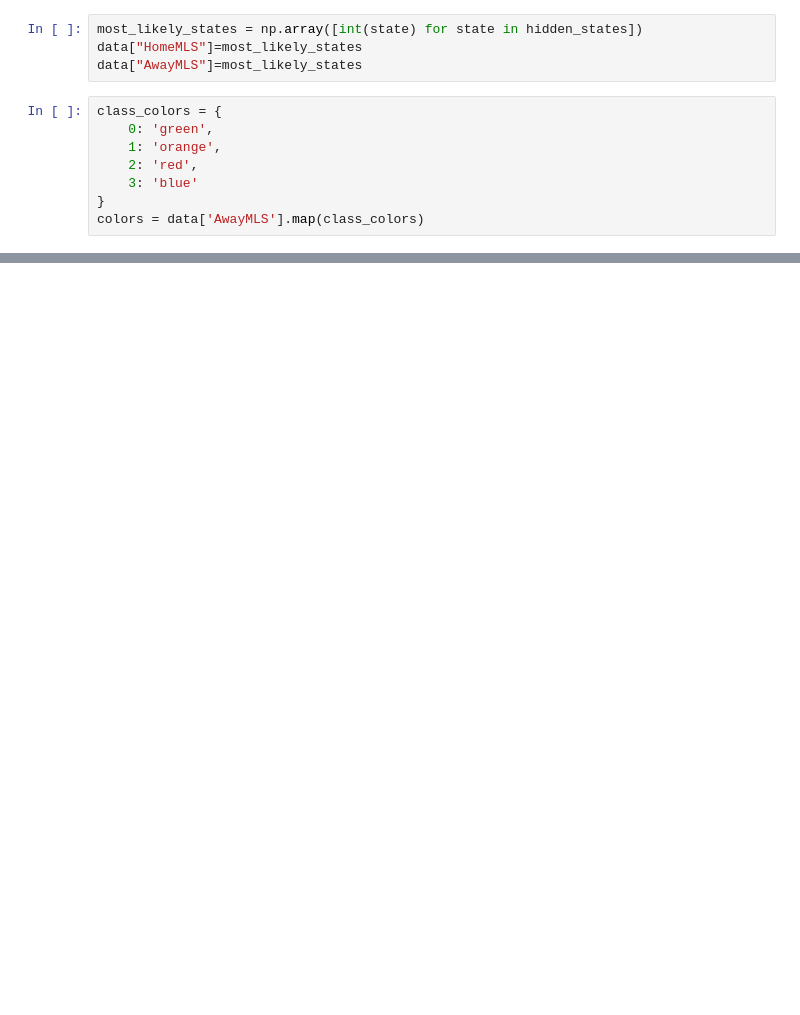
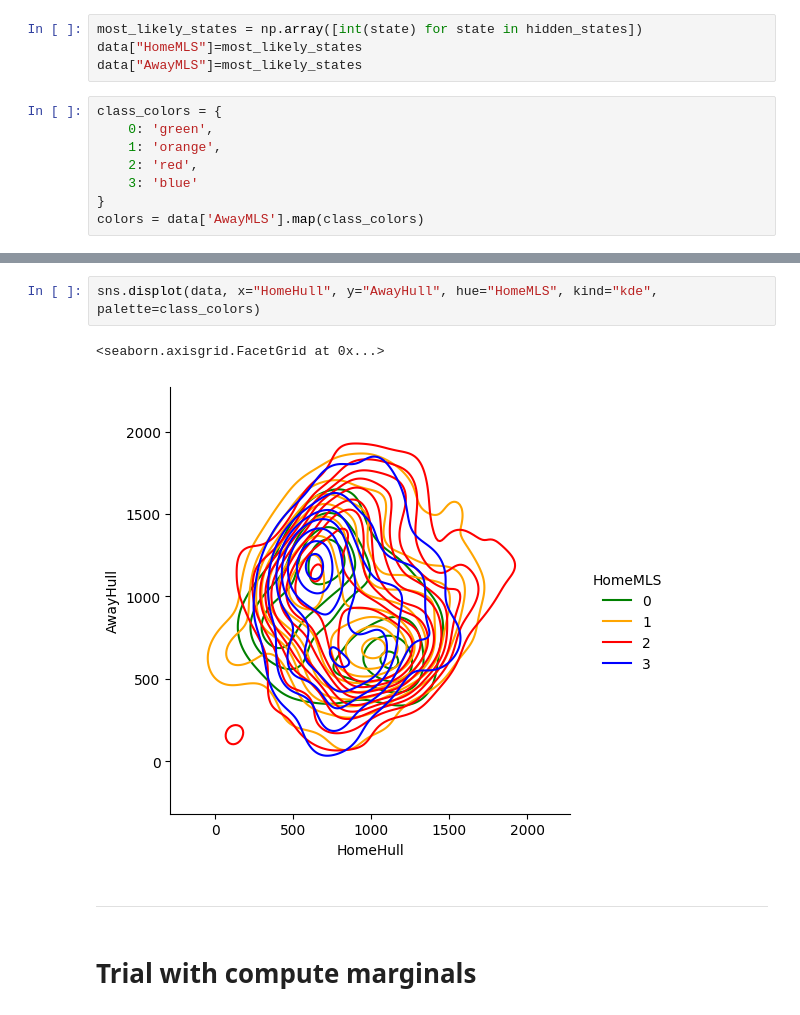
Before and after one commit to ValentinisAlessio/PML_exam, a Jupyter notebook: hmmpyro_tests/Viterbi.ipynb, the cells around one changed output, grey strips where cells are left out. Cells and saved outputs as stored; diff of their text form; blank space fills up the shorter version.

```diff
--- a/hmmpyro_tests/Viterbi.ipynb
+++ b/hmmpyro_tests/Viterbi.ipynb
@@ -335,0 +325,9 @@ ax.set_title("Away Team Convex Hull Area by State", fontsize=15, fontweight='bol
+# %%
+sns.displot(data, x="HomeHull", y="AwayHull", hue="HomeMLS", kind="kde", palette=class_colors)
+# %% [output]
+<seaborn.axisgrid.FacetGrid at 0x...>
+[figure, added]
+# %% [markdown]
+---
+# %% [markdown]
+# Trial with compute marginals
```
Also changed, not shown: parts of 15 cells of this notebook, 16 other files.
